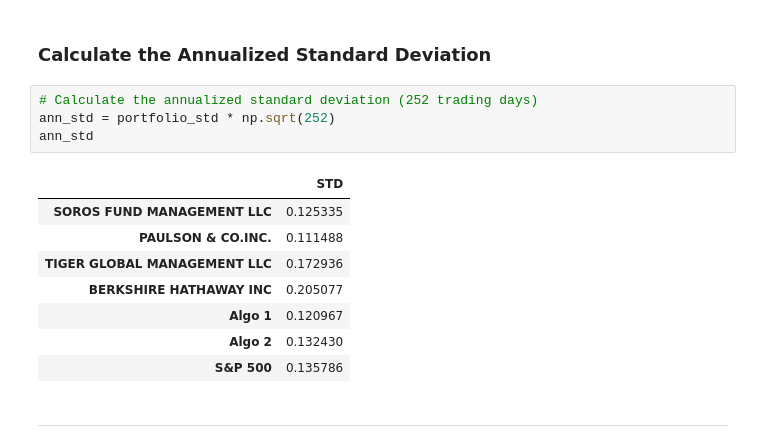
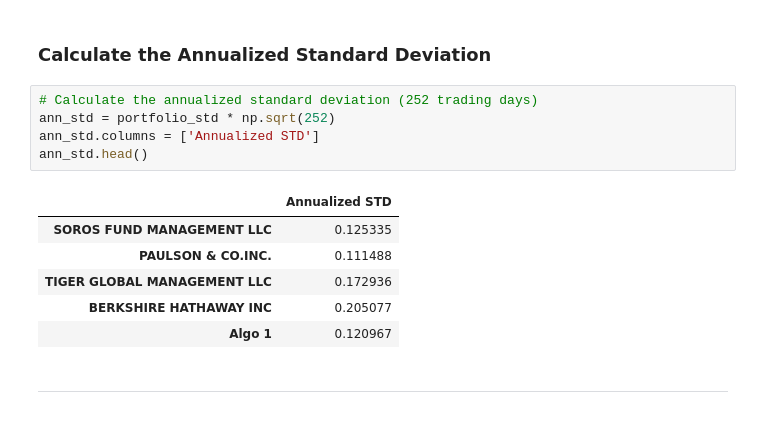
Before and after one commit to JacobJ215/Whale-Analysis, a Jupyter notebook: whale_analysis.ipynb, the cells around one changed output. Drawn from its saved outputs; the diff is of its cells as text.

```diff
--- a/whale_analysis.ipynb
+++ b/whale_analysis.ipynb
@@ -252,16 +252,15 @@ The Daily Standard Deviation of the S&P 500 is 0.008554
 # %%
 # Calculate the annualized standard deviation (252 trading days)
 ann_std = portfolio_std * np.sqrt(252)
-ann_std
+ann_std.columns = ['Annualized STD']
+ann_std.head()
 # %% [output]
-|  | STD |
+|  | Annualized STD |
 | SOROS FUND MANAGEMENT LLC | 0.125335 |
 | PAULSON & CO.INC. | 0.111488 |
 | TIGER GLOBAL MANAGEMENT LLC | 0.172936 |
 | BERKSHIRE HATHAWAY INC | 0.205077 |
 | Algo 1 | 0.120967 |
-| Algo 2 | 0.132430 |
-| S&P 500 | 0.135786 |
 # %% [markdown]
 ---
 # %% [markdown]
```
Also changed, not shown: parts of 31 cells of this notebook, 4 other files.
